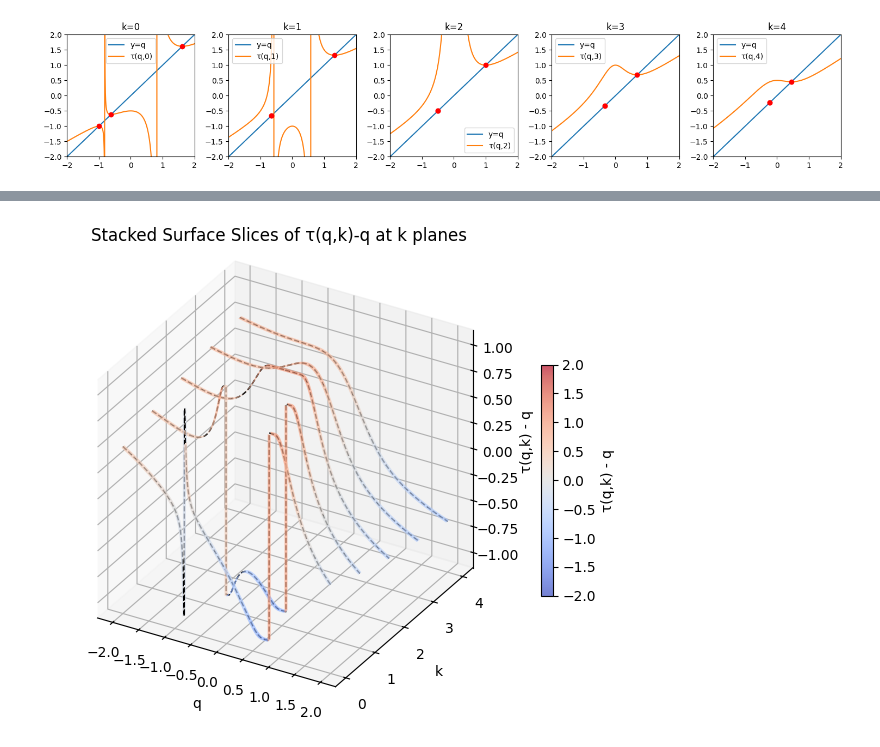
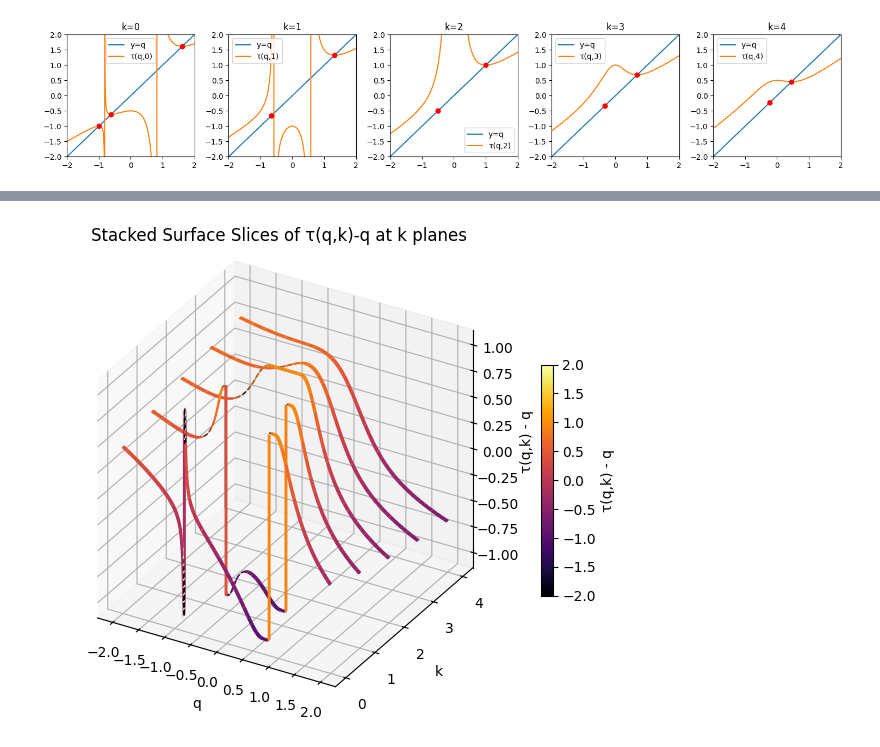
Before and after one commit to anthonyrisinger/riprompt, a Jupyter notebook: riprompt.ipynb, the cells around one changed output, grey strips where cells are left out. Cells and saved outputs as stored; diff of their text form; code cells hidden in the pictures.

```diff
--- a/riprompt.ipynb
+++ b/riprompt.ipynb
@@ -94,7 +94,7 @@ F = np.tanh(τ(Q, K) - Q)
 
 fig = plt.figure(figsize=(6,6))
 ax = fig.add_subplot(111, projection='3d', proj_type='ortho')
-surf = ax.plot_surface(Q, K, F, cmap='viridis', edgecolor='none', alpha=0.8, vmin=-1, vmax=1)
+surf = ax.plot_surface(Q, K, F, cmap='inferno', edgecolor='none', vmin=-1, vmax=1)
 ax.contour(Q, K, F, levels=[0], zdir='z', colors='black')
 ax.set_xlabel('q')
 ax.set_ylabel('k')
@@ -108,27 +108,27 @@ plt.show()
 # %%
 q = np.linspace(-2, 2, 10001)
 k_values = np.linspace(0, 4, 5)
 dy = 0.05  # small slab thickness in k direction
 
 fig = plt.figure(figsize=(8, 6))
 ax = fig.add_subplot(111, projection='3d', proj_type='ortho')
 # Plot thin surface slabs for each k
 for k in k_values:
     F = np.tanh(τ(q, k) - q)
     # Build a thin slab in k-direction
     Qs = np.vstack([q, q])
     Ks = np.vstack([np.full_like(q, k-dy), np.full_like(q, k+dy)])
     Fs = np.vstack([F, F])
-    surf = ax.plot_surface(Qs, Ks, Fs, cmap='coolwarm', edgecolor='none', alpha=0.7, vmin=-2, vmax=2)
+    surf = ax.plot_surface(Qs, Ks, Fs, cmap='inferno', edgecolor='none', vmin=-2, vmax=2)
     # Zero-level contour line on each slab center
     ax.plot(q, np.full_like(q, k), F, 'k--', linewidth=1)
 
 ax.set_xlabel('q')
 ax.set_ylabel('k')
 ax.set_zlabel('τ(q,k) - q')
 ax.set_box_aspect((1,1,1))
 fig.colorbar(surf, shrink=0.5, label='τ(q,k) - q')
 plt.title('Stacked Surface Slices of τ(q,k)-q at k planes')
 plt.show()
 # %% [output]
-[figure, old version]
+[figure, new version]
```
Also changed, not shown: parts of 2 cells of this notebook.
